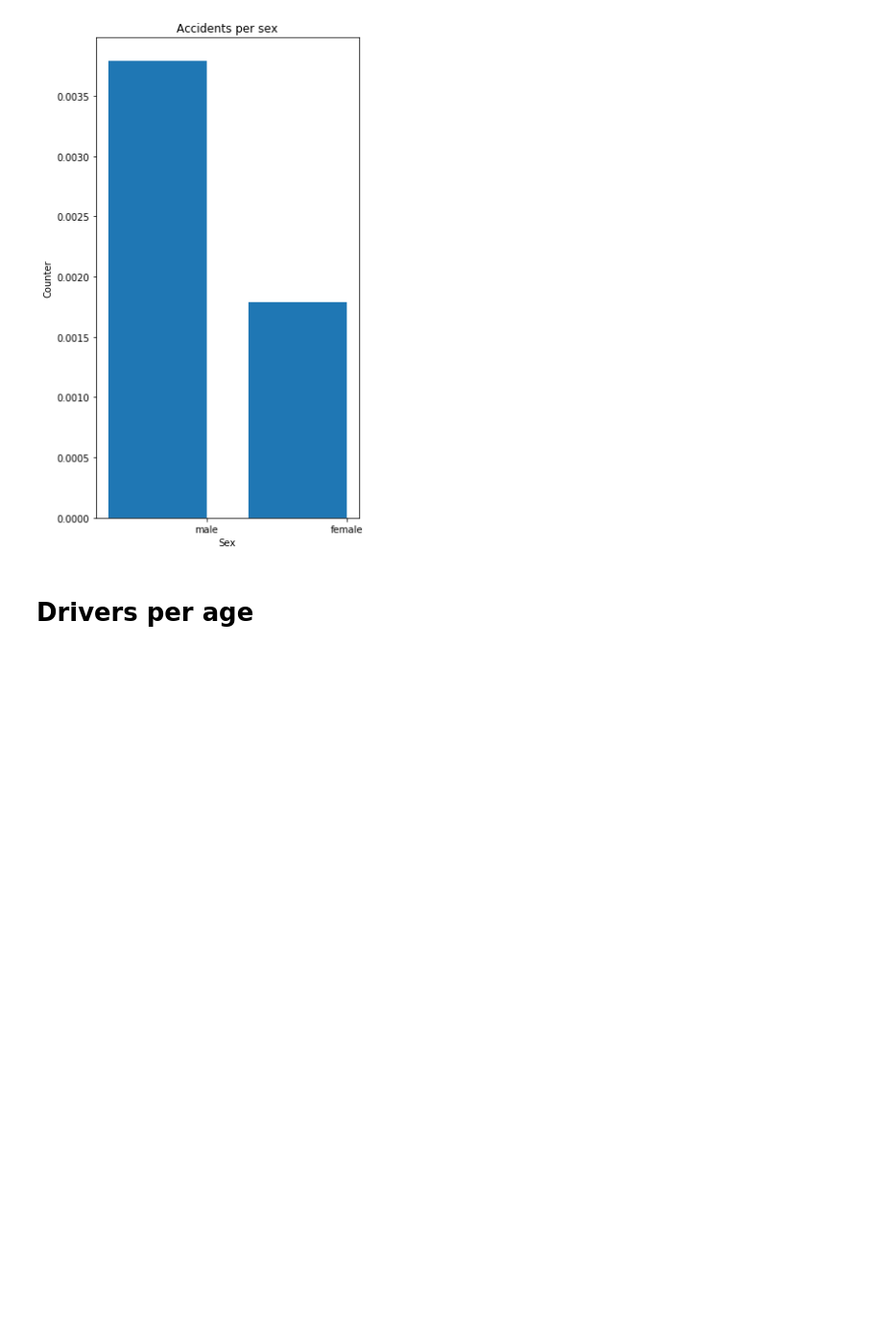
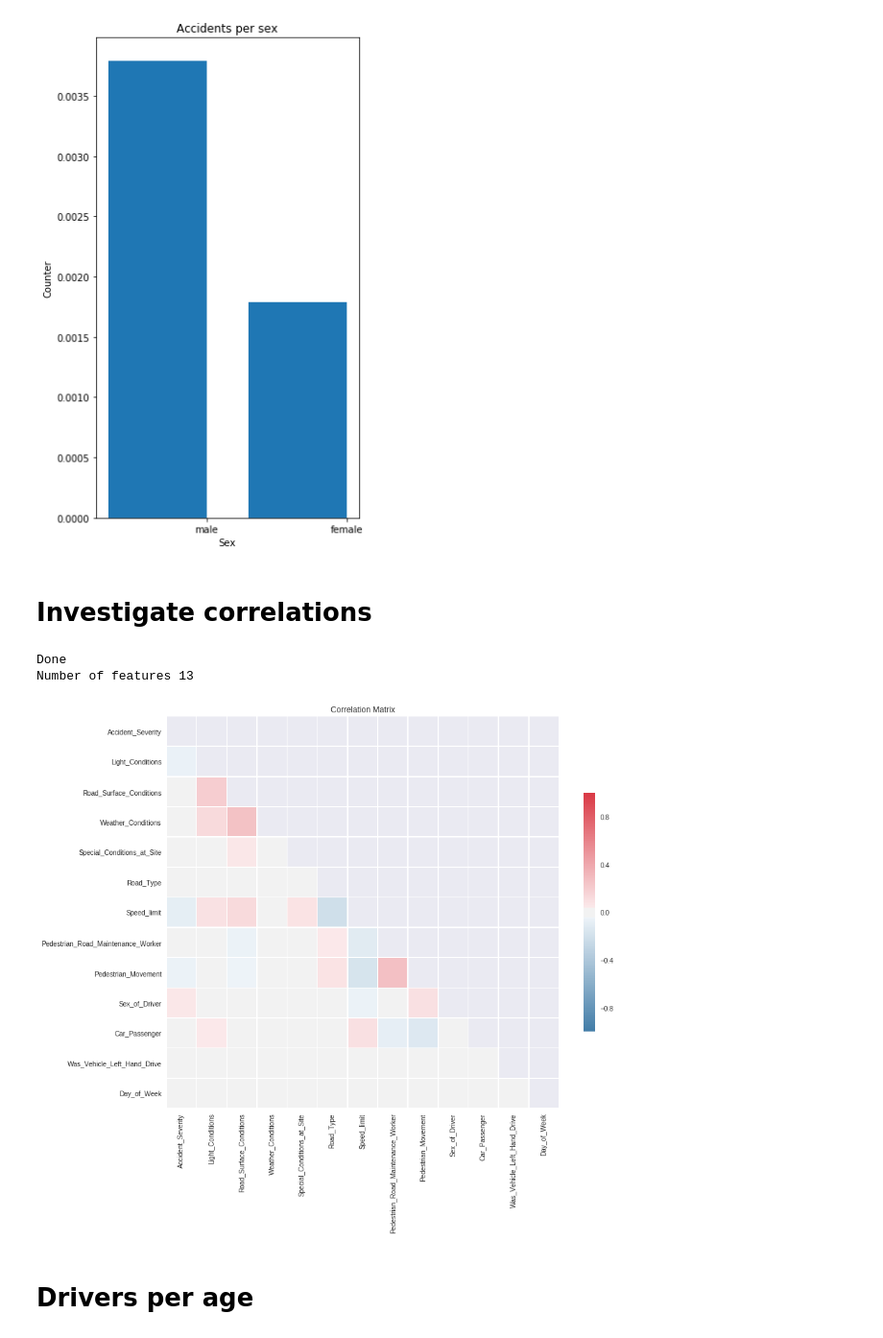
Before and after one commit to JakubCzerny/Social-data-analysis-and-visuzalization-project, a Jupyter notebook: utils/data_pre_analysis.ipynb, the cells around one changed output. Shown at 96% size. Cells and saved outputs as stored; diff of their text form; code cells hidden in the pictures; blank space fills up the shorter version.

Commit message:
Merge the analysis file and add correlation analysis

```diff
--- a/utils/data_pre_analysis.ipynb
+++ b/utils/data_pre_analysis.ipynb
@@ -408,6 +444,49 @@ plt.tight_layout(h_pad=1.0)
 plt.show()
 # %% [output]
 [figure]
+# %% [markdown]
+# Investigate correlations
+# %%
+import seaborn as sns
+
+features = ['Accident_Severity', 'Light_Conditions', 'Road_Surface_Conditions', 'Weather_Conditions',\
+           'Special_Conditions_at_Site','Road_Type', 'Speed_limit','Pedestrian_Road_Maintenance_Worker',\
+           'Pedestrian_Movement', 'Sex_of_Driver', 'Car_Passenger', 'Was_Vehicle_Left_Hand_Drive', 'Day_of_Week']
+
+data_corr = []
+for k,v in data.iteritems():
+    tmp = []
+    for f in features:
+        if v.has_key(f):
+            tmp.append(int(v[f]))
+
+    if len(tmp) == len(features):
+        data_corr.append(tmp)
+
+data_corr = np.array(data_corr).T
+correlations = np.corrcoef(data_corr)
+
+
+print 'Done'
+print 'Number of features', len(features)
+
+mask = np.zeros_like(correlations, dtype=np.bool)
+mask[np.triu_indices_from(mask)] = True
+
+f, ax = plt.subplots(figsize=(mask.shape[0], mask.shape[0]))
+cmap = sns.diverging_palette(240, 10, as_cmap=True)
+sns.heatmap(correlations, mask=mask, cmap=cmap, square=True, linewidths=.5, cbar_kws={"shrink": .5}, ax=ax)
+
+plt.title("Correlation Matrix")
+x = np.array(range(len(features)))+0.5
+y = np.array(range(len(features)))+0.5
+plt.xticks(x, features, rotation='vertical')
+plt.yticks(y, features[::-1], rotation='horizontal')
+plt.show()
+# %% [output]
+Done
+Number of features 13
+[figure, added]
 # %% [markdown]
 # Drivers per age
 # %%
```
Also changed, not shown: parts of 4 cells of this notebook, 1 other file.
